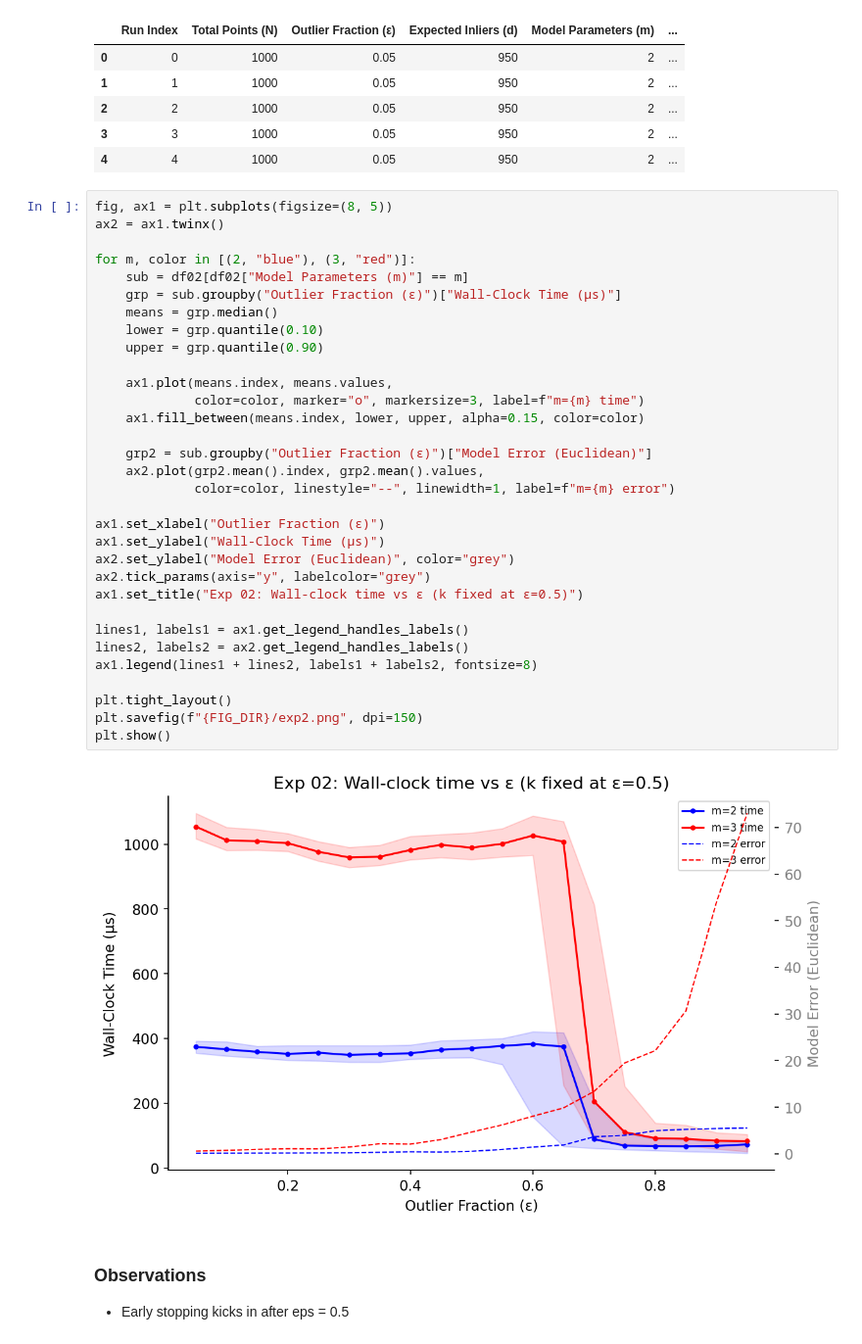
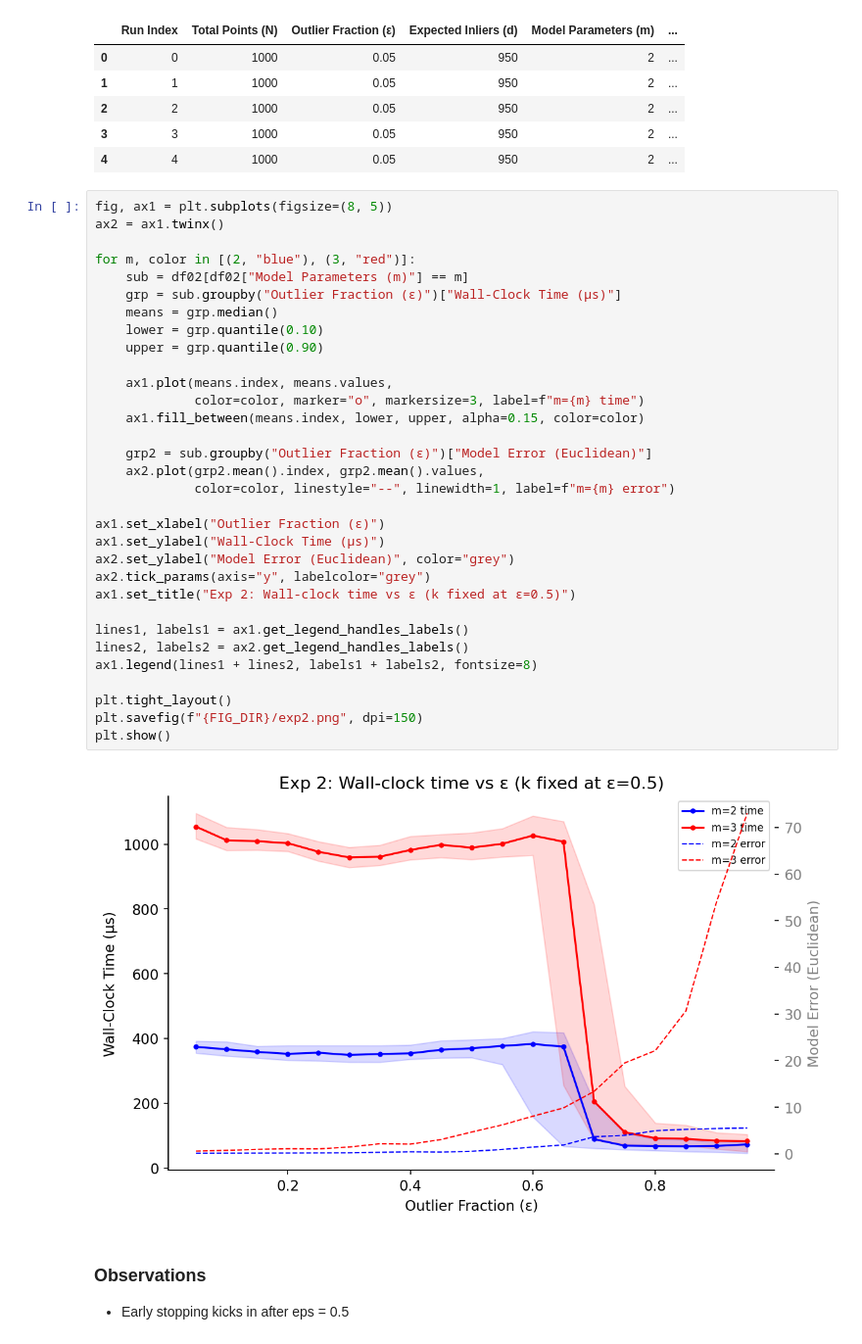
Before and after one commit to arshsinghphd/RANSAC-analysis, a Jupyter notebook: empirical_analysis/ransac_notebook.ipynb, the cells around one changed output. Shown at 98% size. Cells and saved outputs as stored; diff of their text form.

```diff
--- a/empirical_analysis/ransac_notebook.ipynb
+++ b/empirical_analysis/ransac_notebook.ipynb
@@ -138,35 +138,35 @@ fig, ax1 = plt.subplots(figsize=(8, 5))
 ax2 = ax1.twinx()
 
 for m, color in [(2, "blue"), (3, "red")]:
     sub = df02[df02["Model Parameters (m)"] == m]
     grp = sub.groupby("Outlier Fraction (ε)")["Wall-Clock Time (μs)"]
     means = grp.median()
     lower = grp.quantile(0.10)
     upper = grp.quantile(0.90)
 
     ax1.plot(means.index, means.values,
              color=color, marker="o", markersize=3, label=f"m={m} time")
     ax1.fill_between(means.index, lower, upper, alpha=0.15, color=color)
 
     grp2 = sub.groupby("Outlier Fraction (ε)")["Model Error (Euclidean)"]
     ax2.plot(grp2.mean().index, grp2.mean().values,
              color=color, linestyle="--", linewidth=1, label=f"m={m} error")
 
 ax1.set_xlabel("Outlier Fraction (ε)")
 ax1.set_ylabel("Wall-Clock Time (μs)")
 ax2.set_ylabel("Model Error (Euclidean)", color="grey")
 ax2.tick_params(axis="y", labelcolor="grey")
-ax1.set_title("Exp 02: Wall-clock time vs ε (k fixed at ε=0.5)")
+ax1.set_title("Exp 2: Wall-clock time vs ε (k fixed at ε=0.5)")
 
 lines1, labels1 = ax1.get_legend_handles_labels()
 lines2, labels2 = ax2.get_legend_handles_labels()
 ax1.legend(lines1 + lines2, labels1 + labels2, fontsize=8)
 
 plt.tight_layout()
 plt.savefig(f"{FIG_DIR}/exp2.png", dpi=150)
 plt.show()
 # %% [output]
-[figure, old version]
+[figure, new version]
 # %% [markdown]
 ### Observations
 * Early stopping kicks in after eps = 0.5
```
Also changed, not shown: parts of 3 cells of this notebook, 3 other files.
